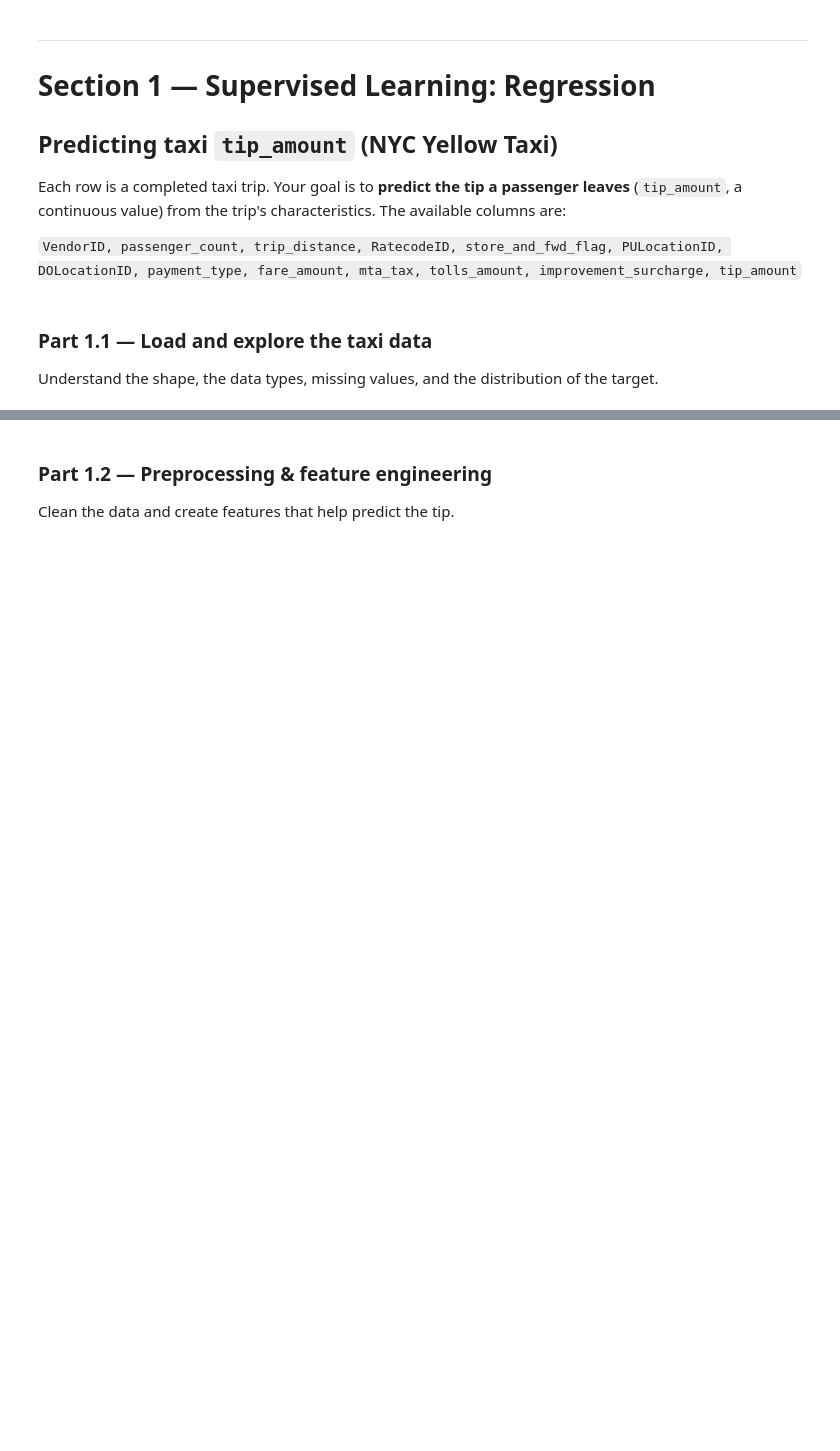
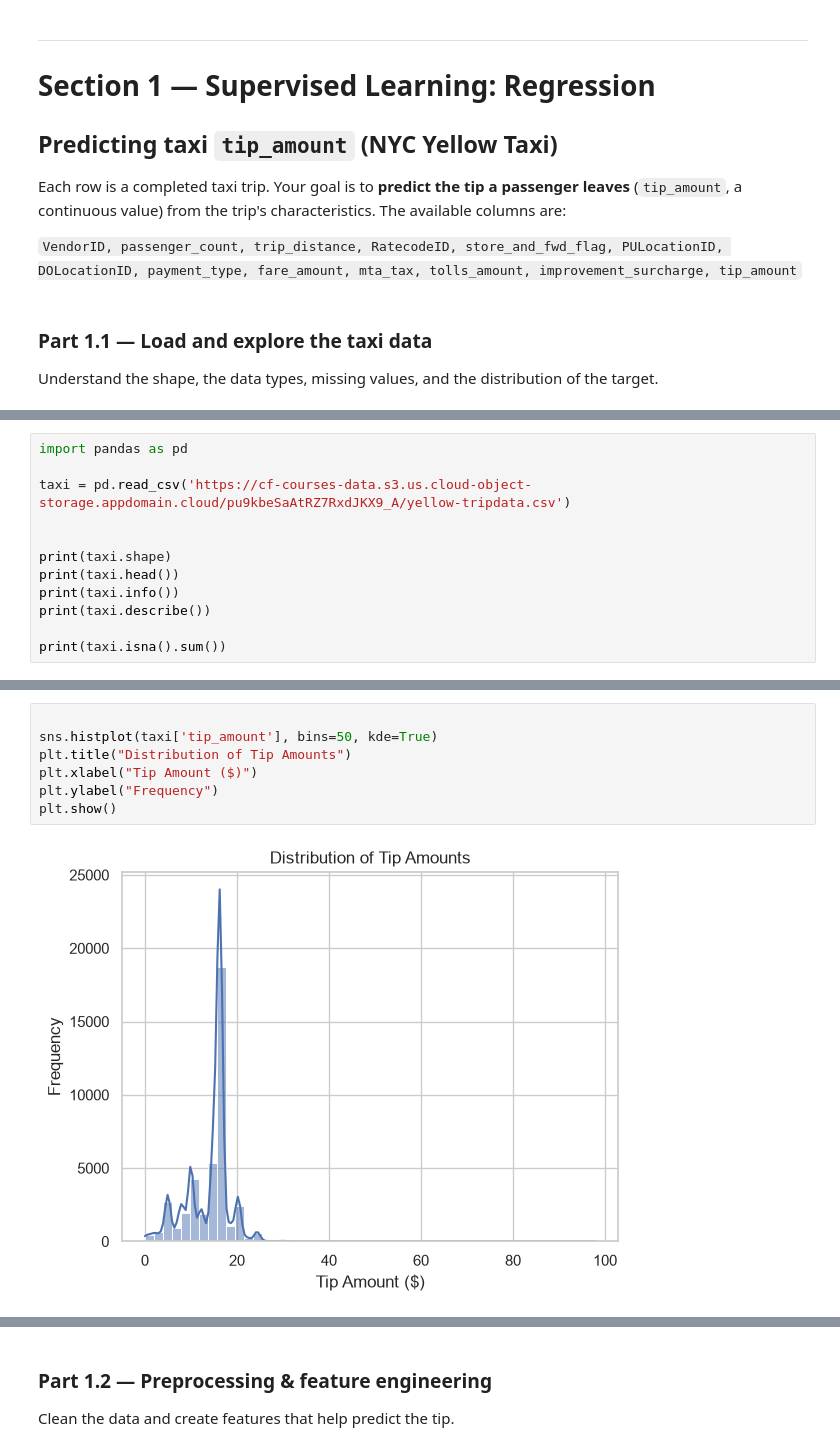
Before and after one commit to AbdourahmaneFatmaAli/lab-2-predictive-analytics, a Jupyter notebook: lab_2_predictive_analytics.ipynb, the cells around one changed output, grey strips where cells are left out. Cells and saved outputs as stored; diff of their text form; blank space fills up the shorter version.

```diff
--- a/lab_2_predictive_analytics.ipynb
+++ b/lab_2_predictive_analytics.ipynb
@@ -102,0 +85,12 @@ Understand the shape, the data types, missing values, and the distribution of th
+# %%
+import pandas as pd
+
+taxi = pd.read_csv('https://cf-courses-data.s3.us.cloud-object-storage.appdomain.cloud/pu9kbeSaAtRZ7RxdJKX9_A/yellow-tripdata.csv')
+
+
+print(taxi.shape)
+print(taxi.head())
+print(taxi.info())
+print(taxi.describe())
+
+print(taxi.isna().sum())
@@ -102,0 +115,9 @@ Understand the shape, the data types, missing values, and the distribution of th
+# %%
+
+sns.histplot(taxi['tip_amount'], bins=50, kde=True)
+plt.title("Distribution of Tip Amounts")
+plt.xlabel("Tip Amount ($)")
+plt.ylabel("Frequency")
+plt.show()
+# %% [output]
+[figure, added]
```
Also changed, not shown: parts of 80 cells of this notebook.
